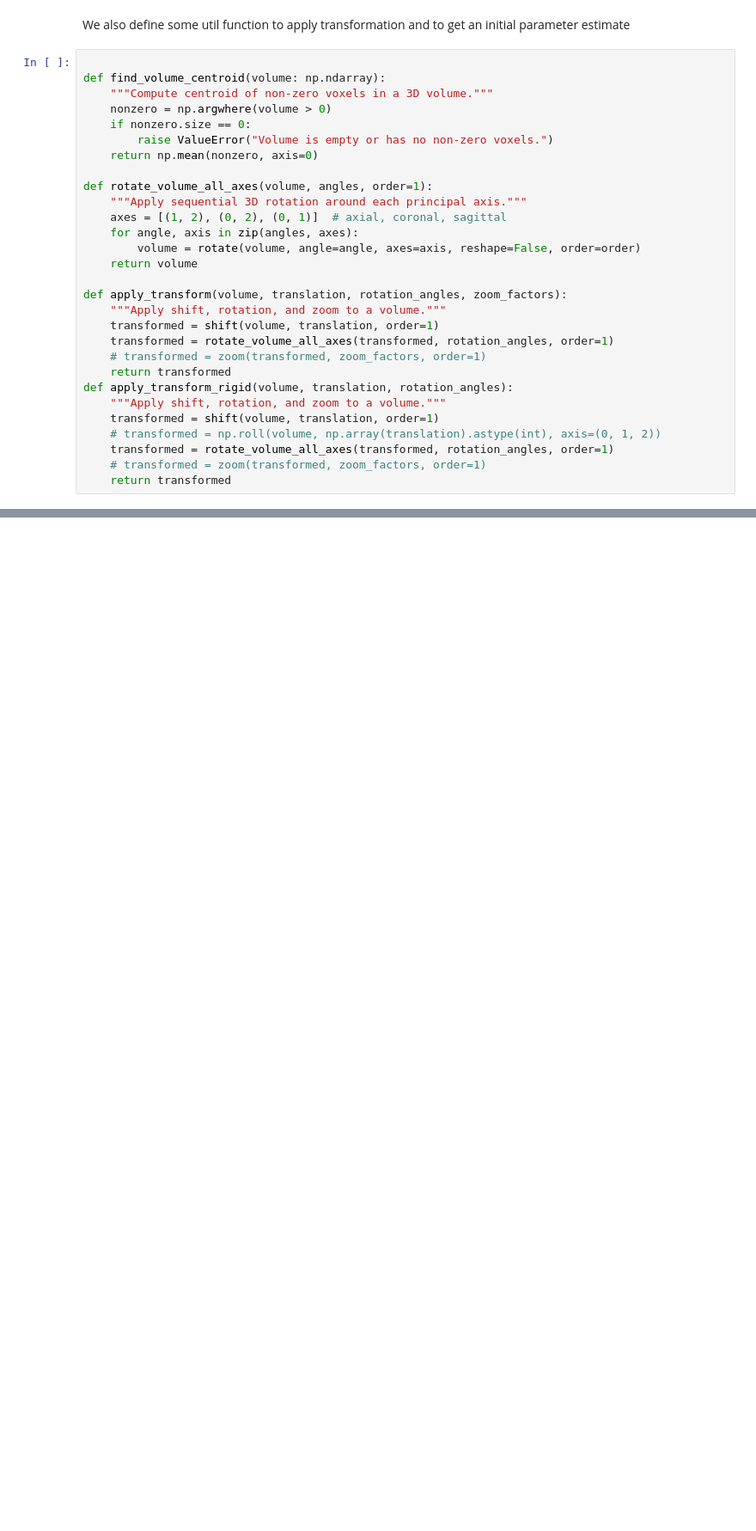
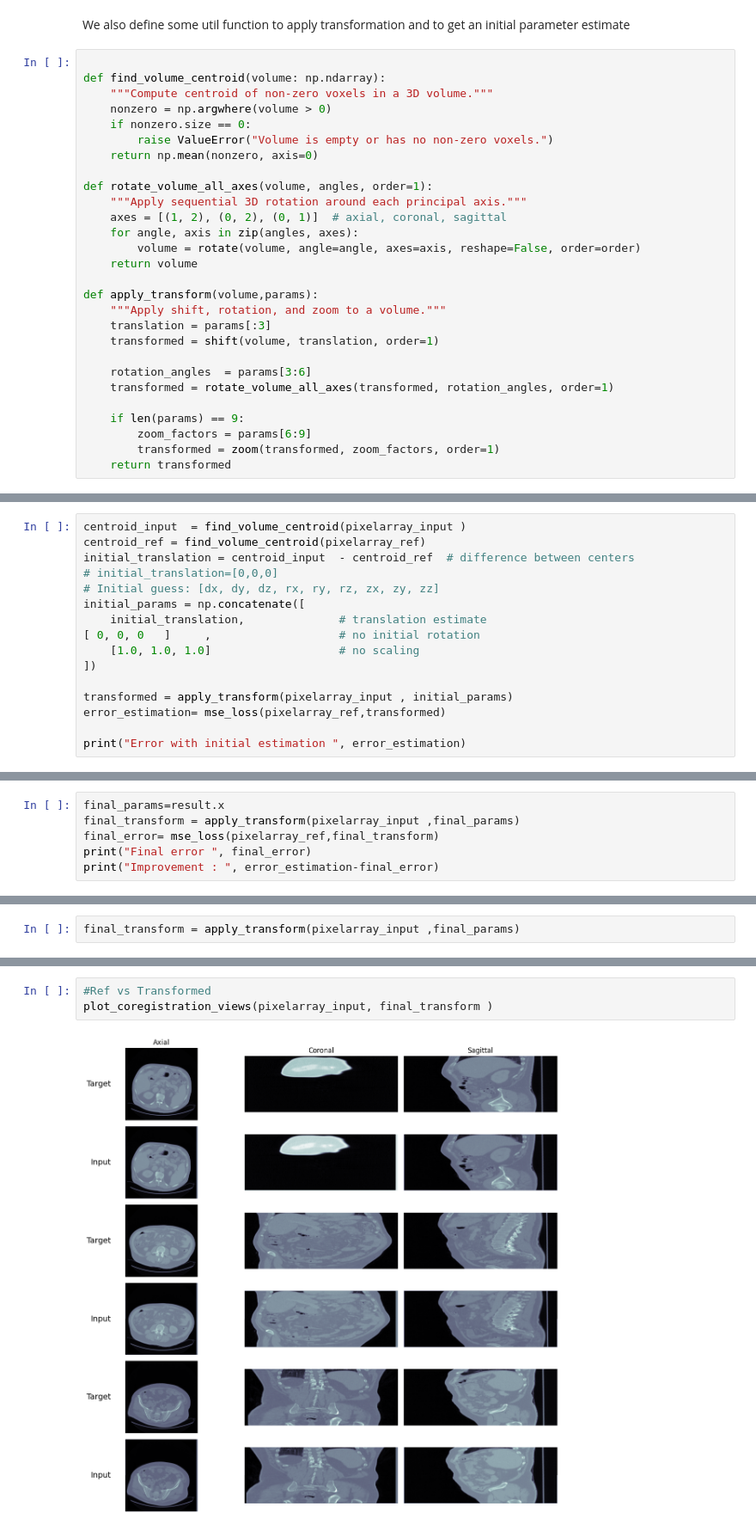
Before and after one commit to Joaquinecc/11763-Medical-Image-processing-Final-Project, a Jupyter notebook: task2_coregistration.ipynb, the cells around one changed output, grey strips where cells are left out. Shown at 86% size. Saved outputs shown, nothing was run; the diff lists cells and outputs as text; blank space fills up the shorter version.

```diff
--- a/task2_coregistration.ipynb
+++ b/task2_coregistration.ipynb
@@ -84,17 +74,16 @@ def rotate_volume_all_axes(volume, angles, order=1):
         volume = rotate(volume, angle=angle, axes=axis, reshape=False, order=order)
     return volume
 
-def apply_transform(volume, translation, rotation_angles, zoom_factors):
+def apply_transform(volume,params):
     """Apply shift, rotation, and zoom to a volume."""
+    translation = params[:3]
     transformed = shift(volume, translation, order=1)
+
+    rotation_angles  = params[3:6]
     transformed = rotate_volume_all_axes(transformed, rotation_angles, order=1)
-    # transformed = zoom(transformed, zoom_factors, order=1)
+
+    if len(params) == 9:
+        zoom_factors = params[6:9]
+        transformed = zoom(transformed, zoom_factors, order=1)
     return transformed
-def apply_transform_rigid(volume, translation, rotation_angles):
-    """Apply shift, rotation, and zoom to a volume."""
-    transformed = shift(volume, translation, order=1)
-    # transformed = np.roll(volume, np.array(translation).astype(int), axis=(0, 1, 2))
-    transformed = rotate_volume_all_axes(transformed, rotation_angles, order=1)
-    # transformed = zoom(transformed, zoom_factors, order=1)
-    return transformed
 # %% [markdown]
@@ -159,0 +91,16 @@ final_transform = apply_transform(pixelarray_moving,
+# %%
+centroid_input  = find_volume_centroid(pixelarray_input )
+centroid_ref = find_volume_centroid(pixelarray_ref)
+initial_translation = centroid_input  - centroid_ref  # difference between centers
+# initial_translation=[0,0,0]
+# Initial guess: [dx, dy, dz, rx, ry, rz, zx, zy, zz]
+initial_params = np.concatenate([
+    initial_translation,              # translation estimate
+[ 0, 0, 0   ]     ,                   # no initial rotation
+    [1.0, 1.0, 1.0]                   # no scaling
+])
+
+transformed = apply_transform(pixelarray_input , initial_params)
+error_estimation= mse_loss(pixelarray_ref,transformed)
+
+print("Error with initial estimation ", error_estimation)
@@ -159,0 +222,6 @@ final_transform = apply_transform(pixelarray_moving,
+# %%
+final_params=result.x
+final_transform = apply_transform(pixelarray_input ,final_params)
+final_error= mse_loss(pixelarray_ref,final_transform)
+print("Final error ", final_error)
+print("Improvement : ", error_estimation-final_error)
@@ -159,0 +239,2 @@ final_transform = apply_transform(pixelarray_moving,
+# %%
+final_transform = apply_transform(pixelarray_input ,final_params)
@@ -159,0 +246,5 @@ final_transform = apply_transform(pixelarray_moving,
+# %%
+#Ref vs Transformed
+plot_coregistration_views(pixelarray_input, final_transform )
+# %% [output]
+[figure, added]
```
Also changed, not shown: parts of 33 cells of this notebook, 19 other files.
